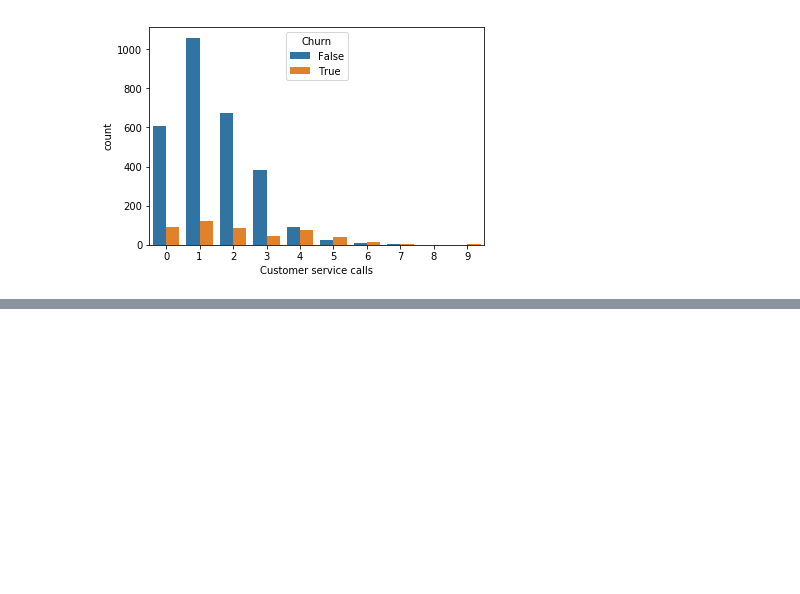
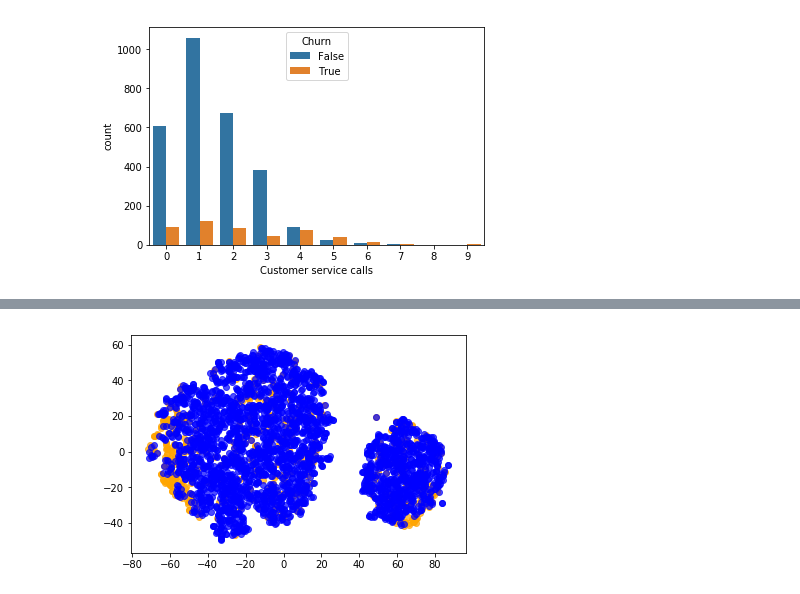
Before and after one commit to ivan-magda/mlcourse_open_homeworks, a Jupyter notebook: lesson2_telecom_churn_inclass_as_is.ipynb, the cells around one changed output, grey strips where cells are left out. Cells and saved outputs as stored; diff of their text form; code cells hidden in the pictures; blank space fills up the shorter version.

```diff
--- a/lesson2_telecom_churn_inclass_as_is.ipynb
+++ b/lesson2_telecom_churn_inclass_as_is.ipynb
@@ -225,0 +231,7 @@ sns.countplot(x='Customer service calls', hue='Churn', data=df);
+# %%
+tsne = TSNE(random_state=0)
+# %%
+df2 = df.drop(['State', 'Churn'], axis=1)
+# %%
+df2['International plan'] = df2['International plan'].map({'Yes': 1, 'No': 0})
+df2['Voice mail plan'] = df2['Voice mail plan'].map({'Yes': 1, 'No': 0})
@@ -225,0 +260,3 @@ sns.countplot(x='Customer service calls', hue='Churn', data=df);
+# %%
+%%time
+tsne.fit(df2)
@@ -225,0 +270,9 @@ sns.countplot(x='Customer service calls', hue='Churn', data=df);
+# %%
+plt.scatter(tsne.embedding_[df['Churn'].values, 0],
+            tsne.embedding_[df['Churn'].values, 1],
+            color='orange', alpha=.7);
+plt.scatter(tsne.embedding_[~df['Churn'].values, 0],
+            tsne.embedding_[~df['Churn'].values, 1],
+            color='blue', alpha=.7);
+# %% [output]
+[figure, added]
```
Also changed, not shown: parts of 4 cells of this notebook.
